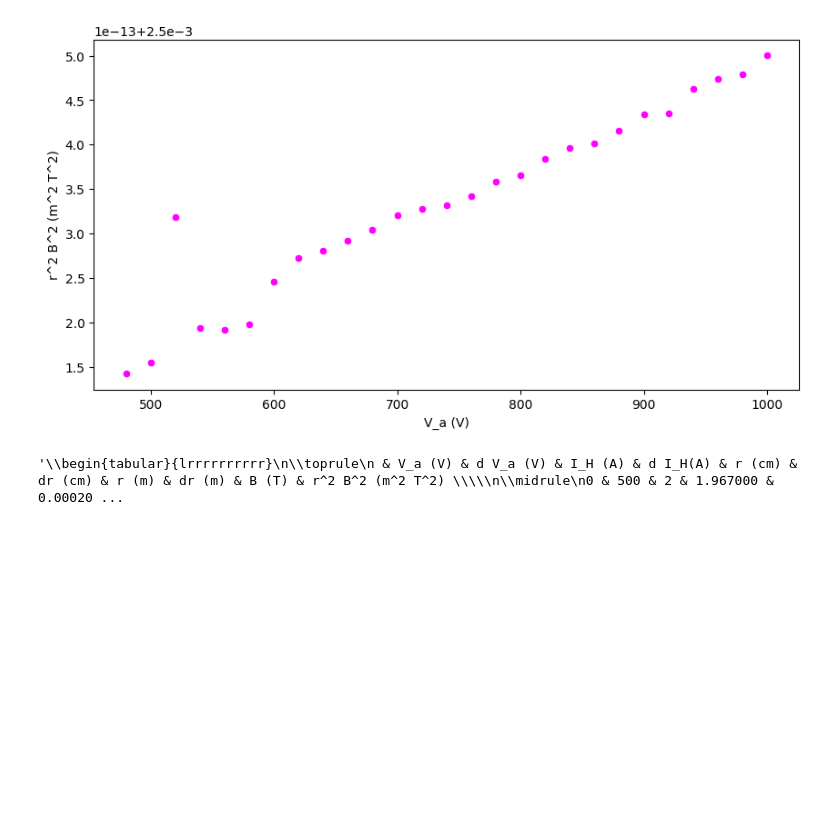
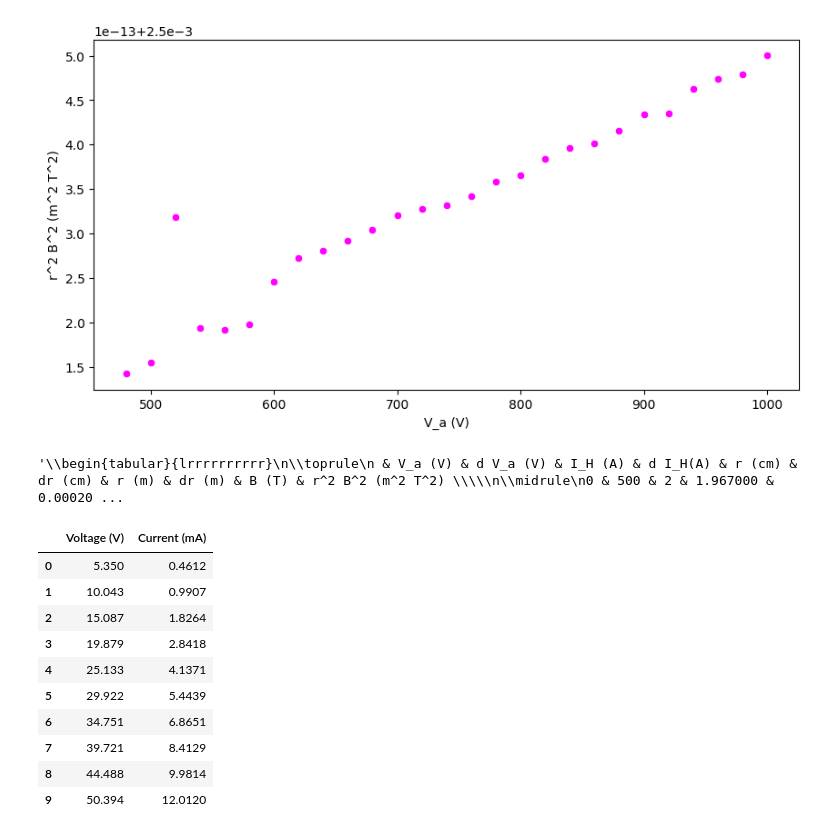
Before and after one commit to devkhullar/phys2925, a Jupyter notebook: e_m_experiment/code/5cm.ipynb, the cells around one changed output. Saved outputs shown, nothing was run; the diff lists cells and outputs as text; code cells hidden in the pictures; blank space fills up the shorter version.

```diff
--- a/e_m_experiment/code/5cm.ipynb
+++ b/e_m_experiment/code/5cm.ipynb
@@ -83,3 +84,33 @@ plt.show()
 data.to_latex()
 # %% [output]
 '\\begin{tabular}{lrrrrrrrrrr}\n\\toprule\n & V_a (V) & d V_a (V) & I_H (A) & d I_H(A) & r (cm) & dr (cm) & r (m) & dr (m) & B (T) & r^2 B^2 (m^2 T^2) \\\\\n\\midrule\n0 & 500 & 2 & 1.967000 & 0.00020 ...
+# %%
+# 0	0.0086
+raw_data = '''
+5.35	0.4612
+10.043	0.9907
+15.087	1.8264
+19.879	2.8418
+25.133	4.1371
+29.922	5.4439
+34.751	6.8651
+39.721	8.4129
+44.488	9.9814
+50.394	12.012
+'''
+
+df = pd.read_csv(io.StringIO(raw_data), sep=r'\s+', header=None, names=['Voltage (V)', 'Current (mA)'])
+
+df
+# %% [output]
+|  | Voltage (V) | Current (mA) |
+| 0 | 5.350 | 0.4612 |
+| 1 | 10.043 | 0.9907 |
+| 2 | 15.087 | 1.8264 |
+| 3 | 19.879 | 2.8418 |
+| 4 | 25.133 | 4.1371 |
+| 5 | 29.922 | 5.4439 |
+| 6 | 34.751 | 6.8651 |
+| 7 | 39.721 | 8.4129 |
+| 8 | 44.488 | 9.9814 |
+| 9 | 50.394 | 12.0120 |
```
Also changed, not shown: parts of 2 cells of this notebook.
